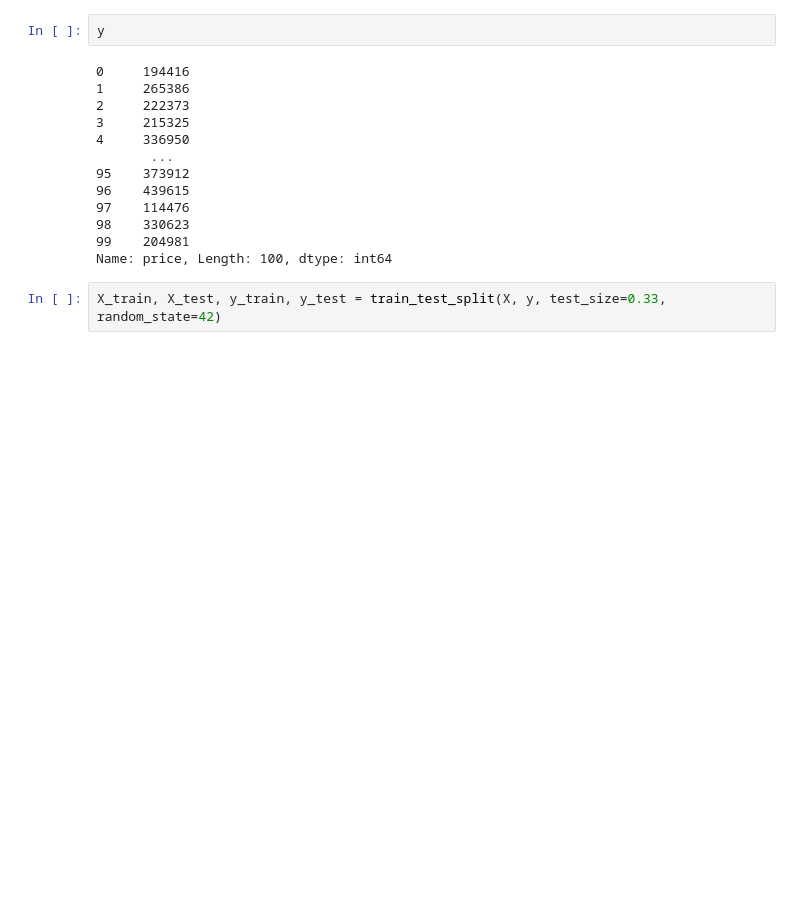
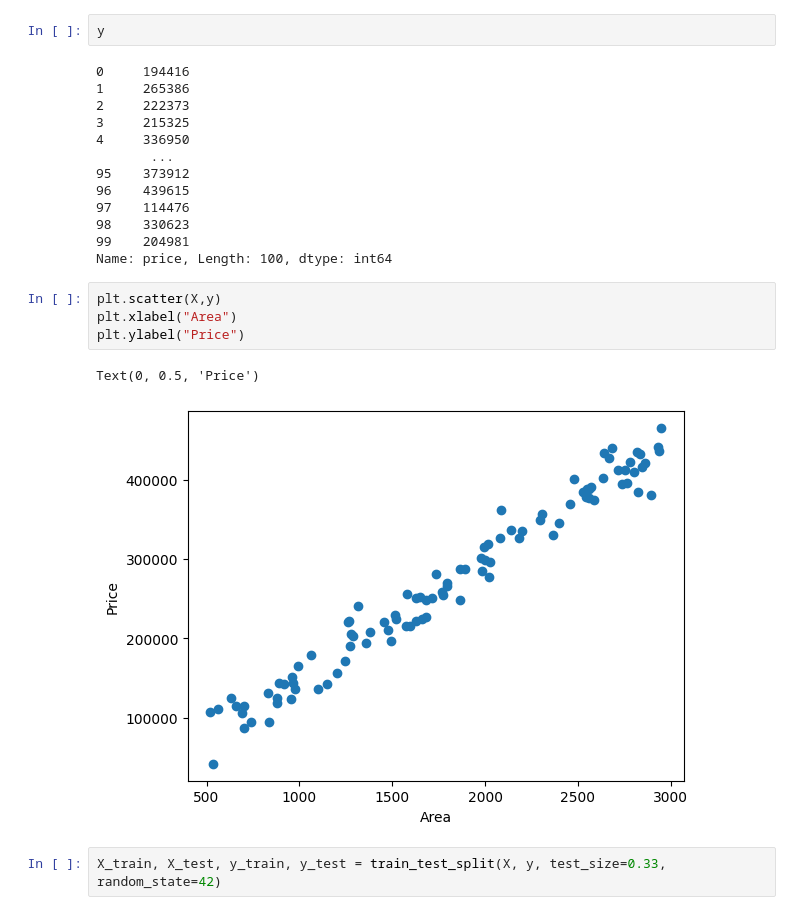
Before and after one commit to Mr-Hexi/BizMetric, a Jupyter notebook: GENAI_FSD/ML_Exercise/01_Linear_regression.ipynb, the cells around one changed output. Drawn from its saved outputs; the diff is of its cells as text; blank space fills up the shorter version.

```diff
--- a/GENAI_FSD/ML_Exercise/01_Linear_regression.ipynb
+++ b/GENAI_FSD/ML_Exercise/01_Linear_regression.ipynb
@@ -53,6 +53,13 @@ y
 98    330623
 99    204981
 Name: price, Length: 100, dtype: int64
+# %%
+plt.scatter(X,y)
+plt.xlabel("Area")
+plt.ylabel("Price")
+# %% [output]
+Text(0, 0.5, 'Price')
+[figure, added]
 # %%
 X_train, X_test, y_train, y_test = train_test_split(X, y, test_size=0.33, random_state=42)
 # %%
```
Also changed, not shown: parts of 8 cells of this notebook, 24 other files.
